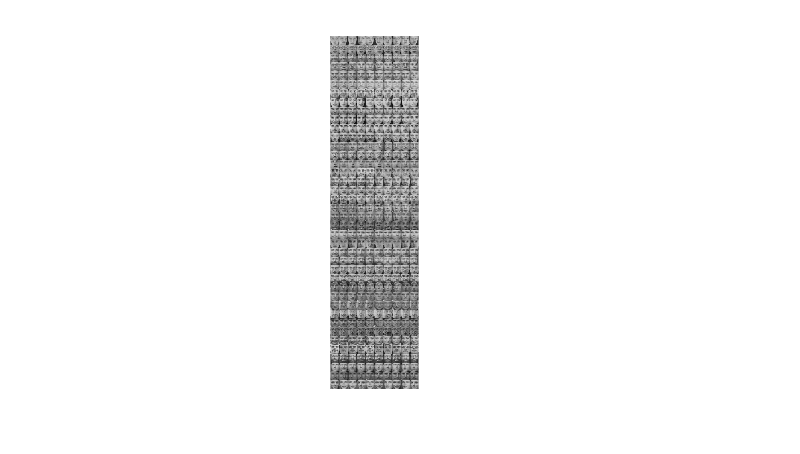
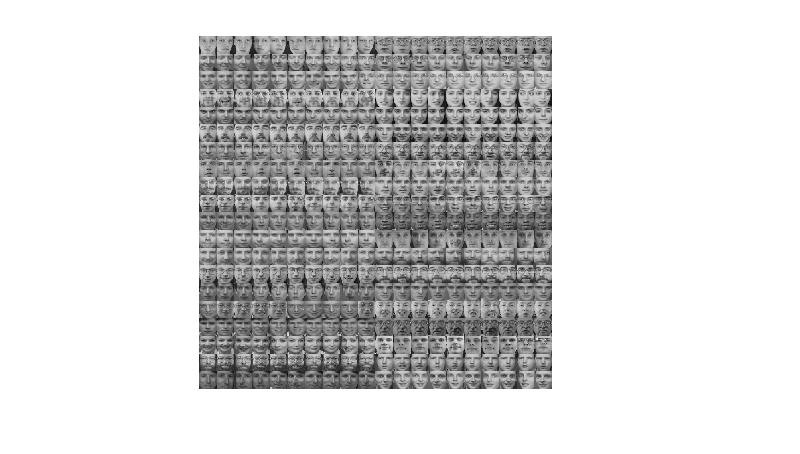
Before and after one commit to W-ayang/Junior_course, a Jupyter notebook: 机器学习/实验/实验二/code2.ipynb, the cells around one changed output. Saved outputs shown, nothing was run; the diff lists cells and outputs as text; code cells hidden in the pictures.

```diff
--- a/机器学习/实验/实验二/code2.ipynb
+++ b/机器学习/实验/实验二/code2.ipynb
@@ -9,13 +1,21 @@ images_per_person = 10;
 # %%
-% 每行显示 10 张图像
-num_rows = 40;
+data =load('D:\code\大三课程\机器学习\实验\实验二\orl.mat');
+images = data.D;
+features = data.X;
+F = features';
+data1 = F(1:20,:);
+labels = data.y;
+
+
+% 每行显示 20 张图像
+num_rows = 20;
 num_cols = size(images, 4) / num_rows;
-
 % 设置图形窗口大小
-% fig = figure;
-% set(fig, 'Position', [100, 100, 1200, 1200]); % 调整窗口的位置和大小
-% 重新组织图像数据，将10张图像堆叠在一起
+fig = figure;
+set(fig, 'Position', [300, 300, 1200, 1200]); % 调整窗口的位置和大小
+% 重新组织图像数据，将200张图像堆叠在一起
 reshaped_images = reshape(images, size(images, 1), size(images, 2), 1, []);
-
 % 显示整个布局
-%montage(reshaped_images, 'Size', [num_rows, num_cols]);
+montage(reshaped_images, 'Size', [num_rows, num_cols]);
+# %% [output]
+[figure, added]
@@ -34,50 +21,0 @@ centered_images = images - repmat(mean_image, 1, 1, 1, N); % 使用 repmat 复
-# %%
-data =load('D:\code\大三课程\机器学习\实验\实验一\实验二\orl.mat');
-images = data.D;
-features = data.X;
-labels = data.y;
-
-
-% 每行显示 10 张图像
-num_rows = 40;
-num_cols = size(images, 4) / num_rows;
-
-% 设置图形窗口大小
-fig = figure;
-set(fig, 'Position', [100, 100, 1200, 1200]); % 调整窗口的位置和大小
-% 重新组织图像数据，将10张图像堆叠在一起
-reshaped_images = reshape(images, size(images, 1), size(images, 2), 1, []);
-
-% 显示整个布局
-montage(reshaped_images, 'Size', [num_rows, num_cols]);
-
-
-% 1. 去除平均值
-mean_features = mean(features, 1);
-centered_features = features - mean_features;
-% montage(centered_features);
-
-% 2. 计算协方差矩阵
-cov_matrix = cov(centered_features');
-
-% 3. 计算协方差矩阵的特征值和特征向量
-[eigenvalues, eigenvectors] = eig(cov_matrix);
-
-% 4. 将特征值排序
-% 获取特征值的对角线
-eigenvalues_diag = diag(eigenvalues);
-
-% 对特征值进行降序排序，同时记录排序索引
-[sorted_eigenvalues, sorted_indices] = sort(eigenvalues_diag, 'descend');
-
-% 5. 保留前 N 个较大特征值对应的特征向量
-K = 100; % 选择合适的 K 值
-
-% 获取前 K 个较大特征值对应的特征向量
-selected_eigenvectors = eigenvectors(:, sorted_indices(1:K));
-
-% 6. 将数据转换到上述 N 维特征向量的坐标系中，实现特征压缩
-reduced_features = centered_features' * selected_eigenvectors;
-% montage(reduced_features);
-# %% [output]
-[figure, removed]
```
Also changed, not shown: parts of 9 cells of this notebook, 13 other files.
